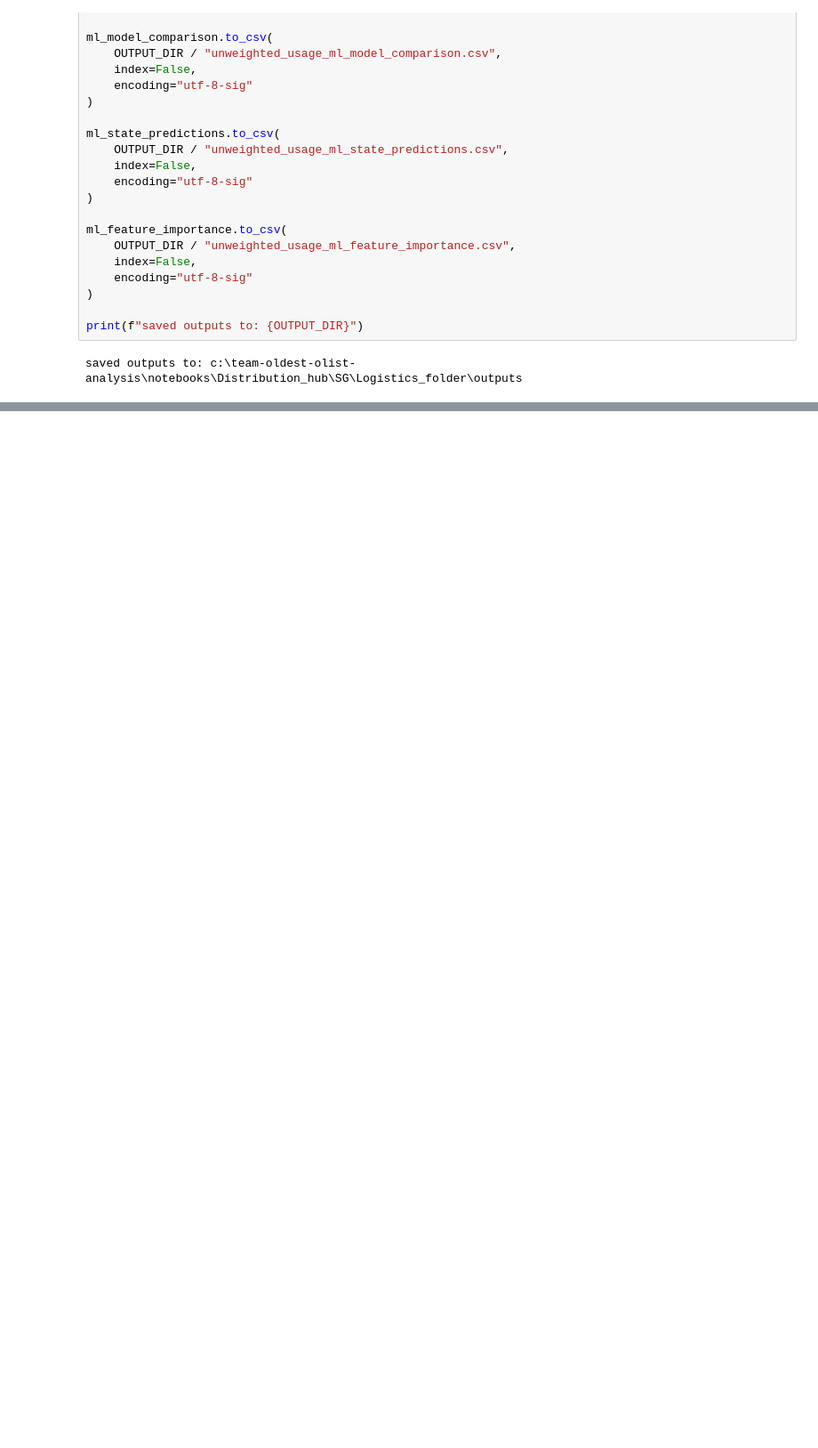
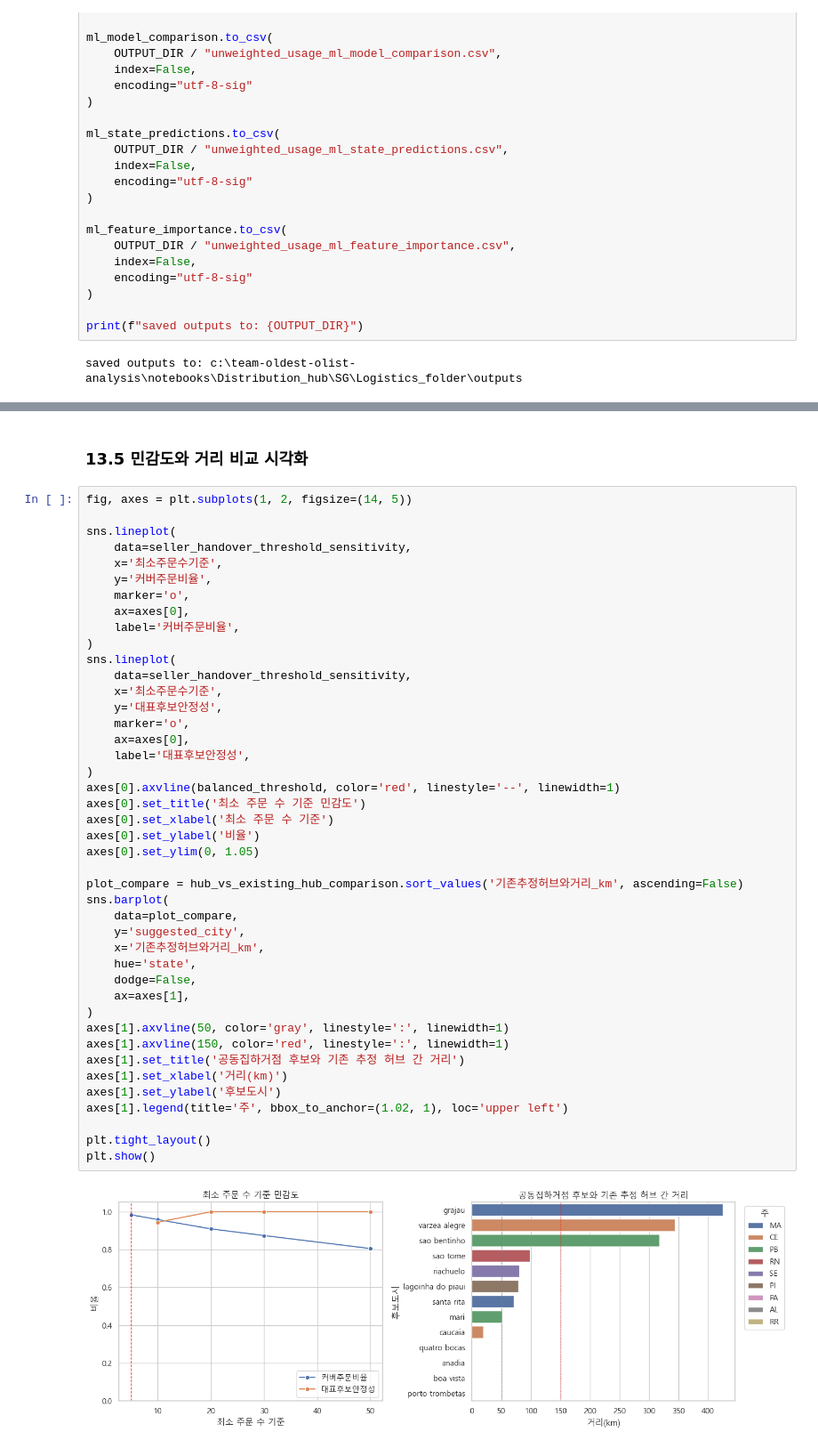
Before and after one commit to KyungminChang/team-oldest-olist-analysis, a Jupyter notebook: notebooks/Distribution_hub/SG/Logistics_folder/공동집하거점_무가중_수정.ipynb, the cells around one changed output, grey strips where cells are left out. Shown at 89% size. Saved outputs shown, nothing was run; the diff lists cells and outputs as text; blank space fills up the shorter version.

Commit message:
공동집하거점과 예측 물류허브 위치비교

```diff
--- a/notebooks/Distribution_hub/SG/Logistics_folder/공동집하거점_무가중_수정.ipynb
+++ b/notebooks/Distribution_hub/SG/Logistics_folder/공동집하거점_무가중_수정.ipynb
@@ -2026,0 +2433,47 @@ saved outputs to: c:\team-oldest-olist-analysis\notebooks\Distribution_hub\SG\Lo
+# %% [markdown]
+### 13.5 민감도와 거리 비교 시각화
+# %%
+fig, axes = plt.subplots(1, 2, figsize=(14, 5))
+
+sns.lineplot(
+    data=seller_handover_threshold_sensitivity,
+    x='최소주문수기준',
+    y='커버주문비율',
+    marker='o',
+    ax=axes[0],
+    label='커버주문비율',
+)
+sns.lineplot(
+    data=seller_handover_threshold_sensitivity,
+    x='최소주문수기준',
+    y='대표후보안정성',
+    marker='o',
+    ax=axes[0],
+    label='대표후보안정성',
+)
+axes[0].axvline(balanced_threshold, color='red', linestyle='--', linewidth=1)
+axes[0].set_title('최소 주문 수 기준 민감도')
+axes[0].set_xlabel('최소 주문 수 기준')
+axes[0].set_ylabel('비율')
+axes[0].set_ylim(0, 1.05)
+
+plot_compare = hub_vs_existing_hub_comparison.sort_values('기존추정허브와거리_km', ascending=False)
+sns.barplot(
+    data=plot_compare,
+    y='suggested_city',
+    x='기존추정허브와거리_km',
+    hue='state',
+    dodge=False,
+    ax=axes[1],
+)
+axes[1].axvline(50, color='gray', linestyle=':', linewidth=1)
+axes[1].axvline(150, color='red', linestyle=':', linewidth=1)
+axes[1].set_title('공동집하거점 후보와 기존 추정 허브 간 거리')
+axes[1].set_xlabel('거리(km)')
+axes[1].set_ylabel('후보도시')
+axes[1].legend(title='주', bbox_to_anchor=(1.02, 1), loc='upper left')
+
+plt.tight_layout()
+plt.show()
+# %% [output]
+[figure, added]
```
Also changed, not shown: parts of 14 cells of this notebook, 1 other file.
